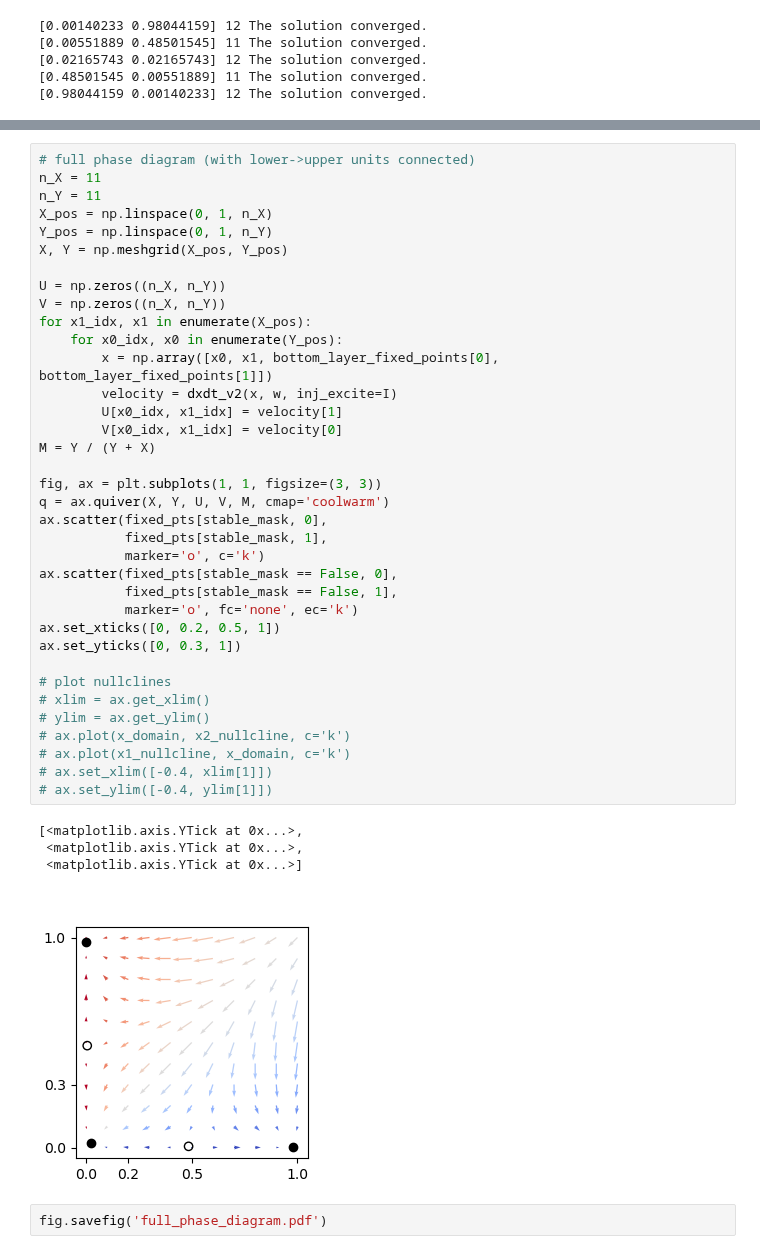
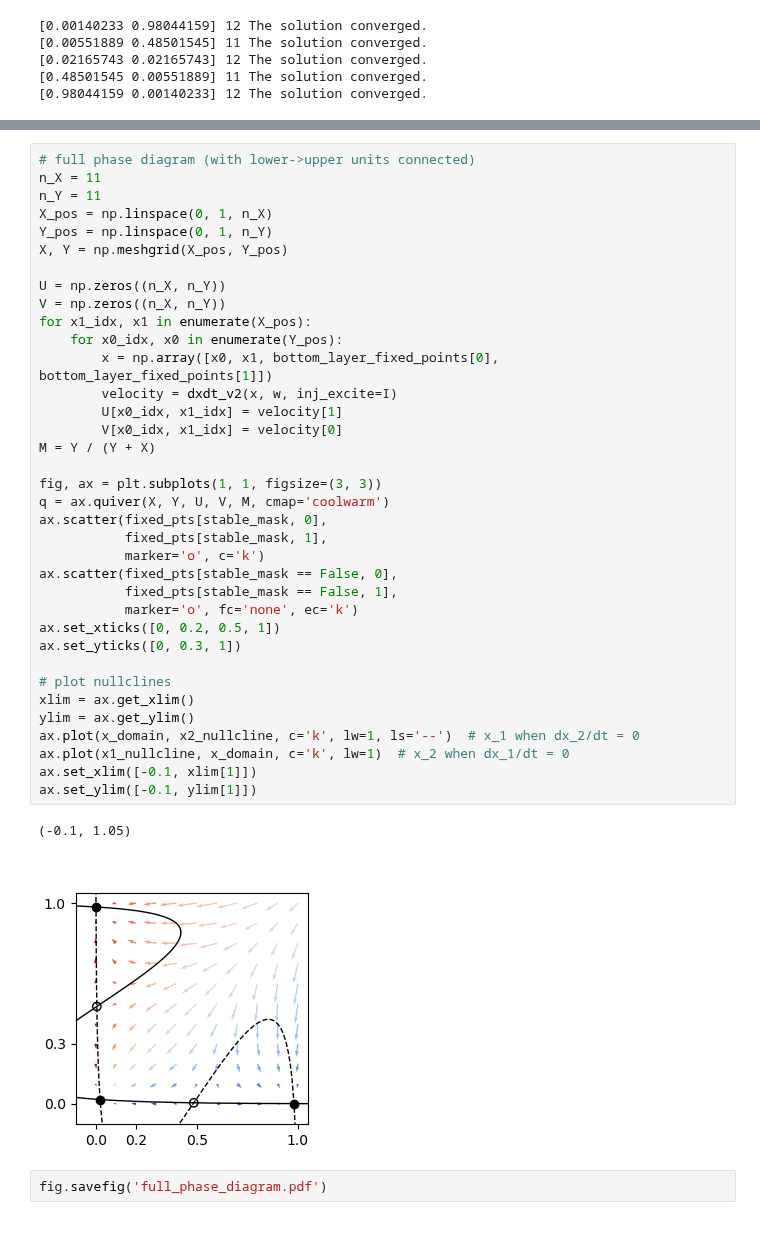
Before and after one commit to rythorpe/dev_detect_wc, a Jupyter notebook: phase_diagram.ipynb, the cells around one changed output, grey strips where cells are left out. Drawn from its saved outputs; the diff is of its cells as text.

Commit message:
VIZ: add nullclines to phase diagrams

```diff
--- a/phase_diagram.ipynb
+++ b/phase_diagram.ipynb
@@ -315,43 +311,41 @@ plt.scatter(x1_nullcline[x1_null_mask], x_domain[x1_null_mask])
 # full phase diagram (with lower->upper units connected)
 n_X = 11
 n_Y = 11
 X_pos = np.linspace(0, 1, n_X)
 Y_pos = np.linspace(0, 1, n_Y)
 X, Y = np.meshgrid(X_pos, Y_pos)
 
 U = np.zeros((n_X, n_Y))
 V = np.zeros((n_X, n_Y))
 for x1_idx, x1 in enumerate(X_pos):
     for x0_idx, x0 in enumerate(Y_pos):
         x = np.array([x0, x1, bottom_layer_fixed_points[0], bottom_layer_fixed_points[1]])
         velocity = dxdt_v2(x, w, inj_excite=I)
         U[x0_idx, x1_idx] = velocity[1]
         V[x0_idx, x1_idx] = velocity[0]
 M = Y / (Y + X)
 
 fig, ax = plt.subplots(1, 1, figsize=(3, 3))
 q = ax.quiver(X, Y, U, V, M, cmap='coolwarm')
 ax.scatter(fixed_pts[stable_mask, 0],
            fixed_pts[stable_mask, 1],
            marker='o', c='k')
 ax.scatter(fixed_pts[stable_mask == False, 0],
            fixed_pts[stable_mask == False, 1],
            marker='o', fc='none', ec='k')
 ax.set_xticks([0, 0.2, 0.5, 1])
 ax.set_yticks([0, 0.3, 1])
 
 # plot nullclines
-# xlim = ax.get_xlim()
-# ylim = ax.get_ylim()
-# ax.plot(x_domain, x2_nullcline, c='k')
-# ax.plot(x1_nullcline, x_domain, c='k')
-# ax.set_xlim([-0.4, xlim[1]])
-# ax.set_ylim([-0.4, ylim[1]])
+xlim = ax.get_xlim()
+ylim = ax.get_ylim()
+ax.plot(x_domain, x2_nullcline, c='k', lw=1, ls='--')  # x_1 when dx_2/dt = 0
+ax.plot(x1_nullcline, x_domain, c='k', lw=1)  # x_2 when dx_1/dt = 0
+ax.set_xlim([-0.1, xlim[1]])
+ax.set_ylim([-0.1, ylim[1]])
 # %% [output]
-[<matplotlib.axis.YTick at 0x...>,
- <matplotlib.axis.YTick at 0x...>,
- <matplotlib.axis.YTick at 0x...>]
+(-0.1, 1.05)
-[figure, old version]
+[figure, new version]
 # %%
 fig.savefig('full_phase_diagram.pdf')
 # %%
```
Also changed, not shown: parts of 2 cells of this notebook.
